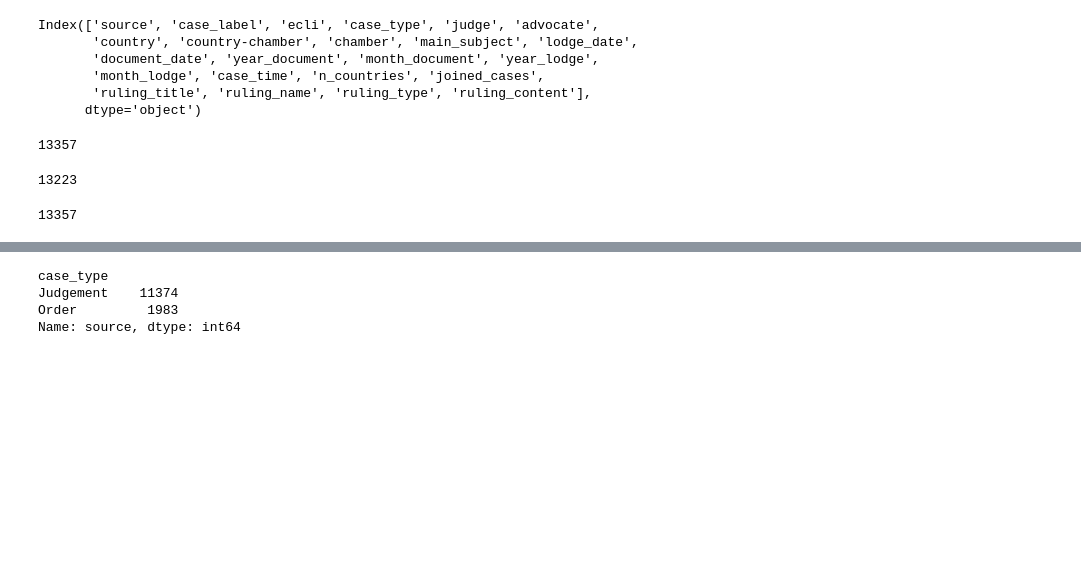
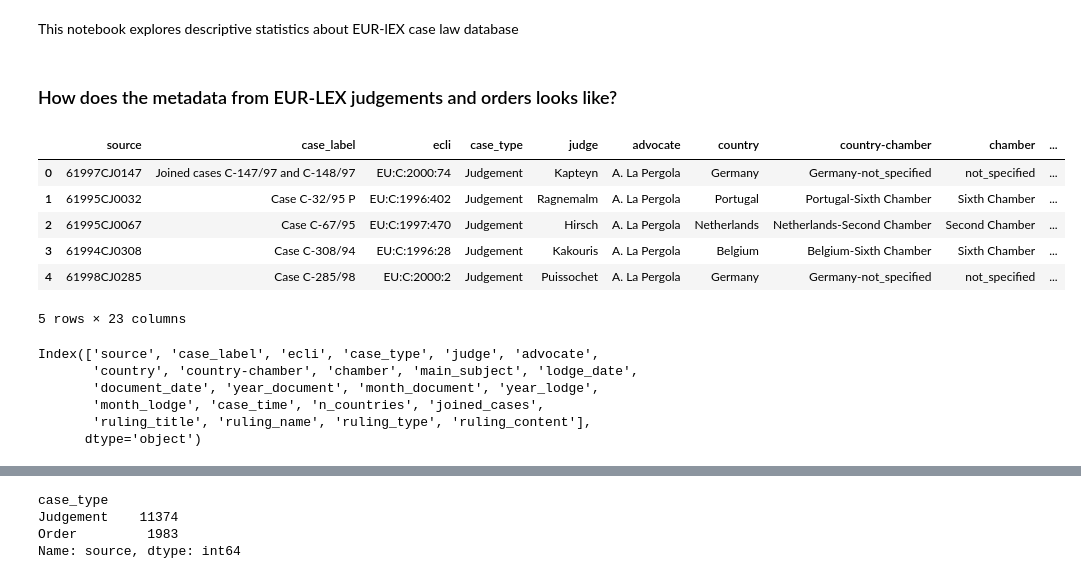
Before and after one commit to MaastrichtU-IDS/case-law-analysis, a Jupyter notebook: notebooks/EUR-LEX EDA.ipynb, the cells around one changed output, grey strips where cells are left out. Saved outputs shown, nothing was run; the diff lists cells and outputs as text; code cells hidden in the pictures; blank space fills up the shorter version.

```diff
--- a/notebooks/EUR-LEX EDA.ipynb
+++ b/notebooks/EUR-LEX EDA.ipynb
@@ -7,3 +3,5 @@
+# %% [markdown]
+This notebook explores descriptive statistics about EUR-lEX case law database
 # %%
 import pandas as pd
 import matplotlib.pyplot as plt
@@ -19,3 +16,15 @@ citations = pd.read_csv('../data/citations.csv')
+# %% [markdown]
+### How does the metadata from EUR-LEX judgements and orders looks like?
+# %%
+metadata.head()
+# %% [output]
+|  | source | case_label | ecli | case_type | judge | advocate | country | country-chamber | chamber | ... |
+| 0 | 61997CJ0147 | Joined cases C-147/97 and C-148/97 | EU:C:2000:74 | Judgement | Kapteyn | A. La Pergola | Germany | Germany-not_specified | not_specified | ... |
+| 1 | 61995CJ0032 | Case C-32/95 P | EU:C:1996:402 | Judgement | Ragnemalm | A. La Pergola | Portugal | Portugal-Sixth Chamber | Sixth Chamber | ... |
+| 2 | 61995CJ0067 | Case C-67/95 | EU:C:1997:470 | Judgement | Hirsch | A. La Pergola | Netherlands | Netherlands-Second Chamber | Second Chamber | ... |
+| 3 | 61994CJ0308 | Case C-308/94 | EU:C:1996:28 | Judgement | Kakouris | A. La Pergola | Belgium | Belgium-Sixth Chamber | Sixth Chamber | ... |
+| 4 | 61998CJ0285 | Case C-285/98 | EU:C:2000:2 | Judgement | Puissochet | A. La Pergola | Germany | Germany-not_specified | not_specified | ... |
+5 rows × 23 columns
 # %%
 metadata.columns
 # %% [output]
@@ -25,15 +34,3 @@ Index(['source', 'case_label', 'ecli', 'case_type', 'judge', 'advocate',
        'month_lodge', 'case_time', 'n_countries', 'joined_cases',
        'ruling_title', 'ruling_name', 'ruling_type', 'ruling_content'],
       dtype='object')
-# %%
-len(metadata['source'].unique())
-# %% [output]
-13357
-# %%
-len(metadata['case_label'].unique())
-# %% [output]
-13223
-# %%
-len(metadata['ecli'].unique())
-# %% [output]
-13357
```
Also changed, not shown: parts of 37 cells of this notebook, 5 other files.
